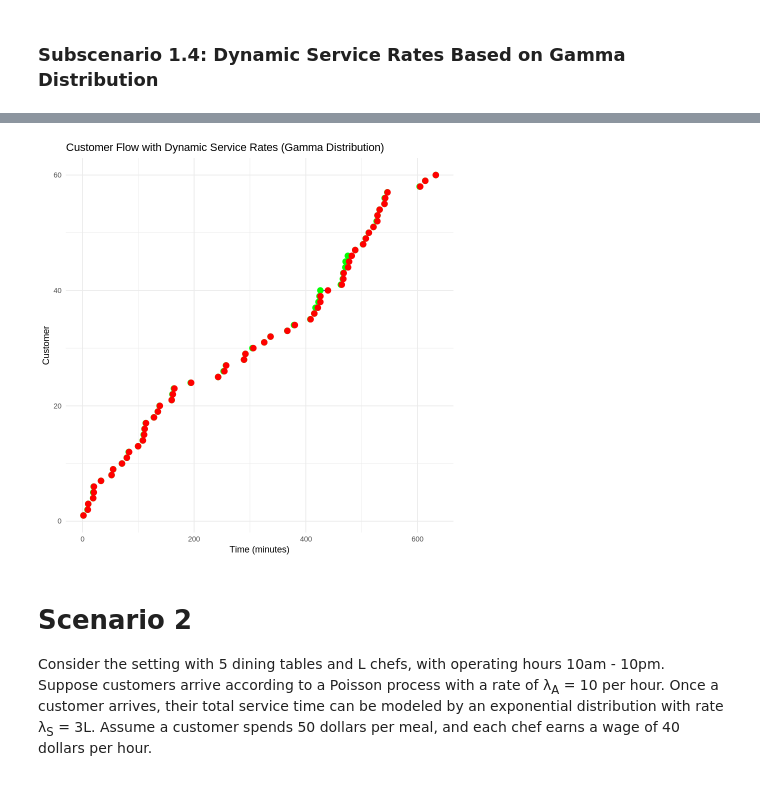
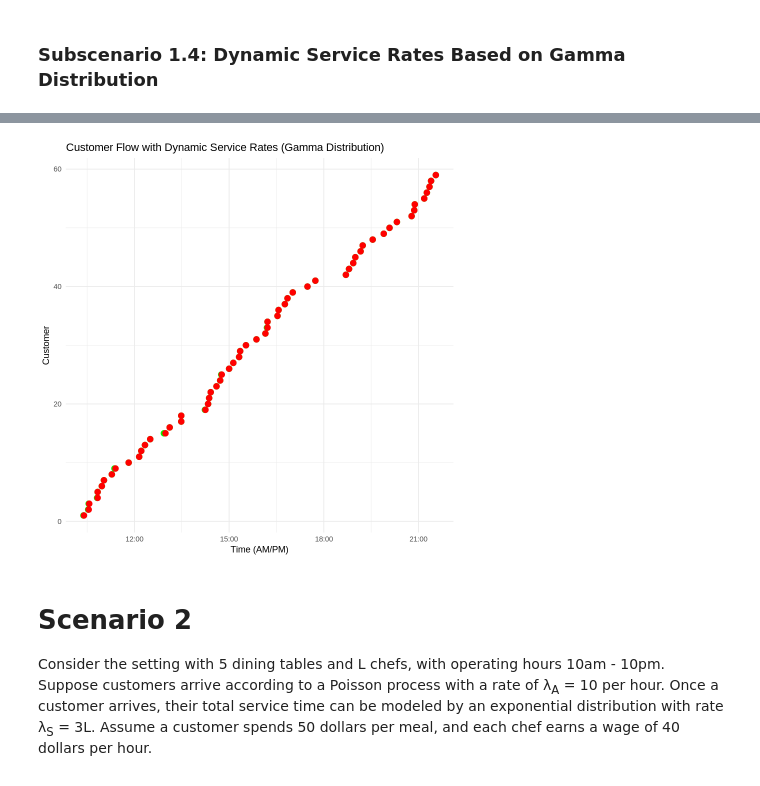
Before and after one commit to zoraizmohammad/dukeClasses, a Jupyter notebook: sta240/finalProject/STA240FinalSimulation.ipynb, the cells around one changed output, grey strips where cells are left out. Cells and saved outputs as stored; diff of their text form; code cells hidden in the pictures.

```diff
--- a/sta240/finalProject/STA240FinalSimulation.ipynb
+++ b/sta240/finalProject/STA240FinalSimulation.ipynb
@@ -48,12 +55,2 @@ return (arrival_times)
 # %% [markdown]
 **2. Serving time simulation of these customers before they leave.**
-# %%
-generate_service_times <- function(lambda, num_customers) {
-  rexp(num_customers, rate = lambda)
-}
-
-# Example
-lambda_S <- 6
-service_times <- round(generate_service_times(lambda_S, length(arrival_times)), digits = 3)
-
-return (service_times)
@@ -337,13 +446,22 @@ Average Waiting Time (Regular): 0 minutes
 # %% [markdown]
 ### **Subscenario 1.4: Dynamic Service Rates Based on Gamma Distribution**
 # %%
-simulate_dynamic_service_gamma <- function(arrival_times, base_service_rate, peak_start, peak_end, shape_peak = 2, shape_offpeak = 5, scale_peak = 0.2, scale_offpeak = 0.5) {
+simulate_dynamic_service_gamma <- function(lambda, start_hour, end_hour, peak_start, peak_end, shape_peak = 2, shape_offpeak = 5, scale_peak = 0.2, scale_offpeak = 0.5) {
+  # Generate arrival times
+  arrival_times <- generate_arrival_times(lambda, start_hour, end_hour)
   n <- length(arrival_times)
 
   # Generate service rates based on Gamma Distribution
   service_rates <- numeric(n)
   for (i in 1:n) {
-    if (arrival_times[i] >= peak_start & arrival_times[i] < peak_end) {
+    # Convert arrival times to minutes since the start of the day
+    arrival_minutes <- sapply(arrival_times, function(at) {
+      as.numeric(difftime(as.POSIXct(at, format = "%I:%M %p", tz = "UTC"),
+                          as.POSIXct(start_hour * 60 * 60, origin = "1970-01-01", tz = "UTC"),
+                          units = "mins"))
+    })
+
+    if (arrival_minutes[i] >= peak_start & arrival_minutes[i] < peak_end) {
       # Peak hours: Gamma distribution with smaller shape and scale (slower service)
       service_rates[i] <- rgamma(1, shape = shape_peak, scale = scale_peak)
     } else {
@@ -358,22 +476,39 @@ simulate_dynamic_service_gamma <- function(arrival_times, base_service_rate, pea
   service_times <- rexp(n, rate = service_rates)
 
   # Simulate restaurant operations
-  result <- simulate_restaurant(arrival_times, service_times)
+  result <- simulate_restaurant(arrival_minutes, service_times, start_hour)
+
+  # Convert numeric times back to AM/PM format
+  arrival_times_formatted <- format(as.POSIXct((start_hour * 60 + arrival_minutes) * 60, origin = "1970-01-01", tz = "UTC"), "%I:%M %p")
+  start_times_formatted <- format(as.POSIXct((start_hour * 60 + result$start_times) * 60, origin = "1970-01-01", tz = "UTC"), "%I:%M %p")
+  end_times_formatted <- format(as.POSIXct((start_hour * 60 + result$end_times) * 60, origin = "1970-01-01", tz = "UTC"), "%I:%M %p")
 
   # Create raw data
   raw_data <- data.frame(
     Customer = 1:n,
-    Arrival = arrival_times,
-    Start = result$start_times,
-    End = result$end_times,
+    Arrival = arrival_times_formatted,
+    Start = start_times_formatted,
+    End = end_times_formatted,
     Waiting_Time = result$waiting_times,
     Service_Rate = service_rates
   )
 
   # Summary statistics
-  avg_waiting_time <- mean(result$waiting_times)
-  avg_service_rate_peak <- mean(service_rates[arrival_times >= peak_start & arrival_times < peak_end])
-  avg_service_rate_offpeak <- mean(service_rates[arrival_times < peak_start | arrival_times >= peak_end])
+  avg_waiting_time <- mean(result$waiting_times, na.rm = TRUE)
+  peak_indices <- arrival_minutes >= peak_start & arrival_minutes < peak_end
+  offpeak_indices <- arrival_minutes < peak_start | arrival_minutes >= peak_end
+
+  avg_service_rate_peak <- if (any(peak_indices)) {
+    mean(service_rates[peak_indices], na.rm = TRUE)
+  } else {
+    0 # No customers during peak hours
+  }
+
+  avg_service_rate_offpeak <- if (any(offpeak_indices)) {
+    mean(service_rates[offpeak_indices], na.rm = TRUE)
+  } else {
+    0 # No customers during off-peak hours
+  }
 
   cat("Summary Statistics:\n")
   cat("Average Waiting Time:", avg_waiting_time, "minutes\n")
@@ -383,31 +518,44 @@ simulate_dynamic_service_gamma <- function(arrival_times, base_service_rate, pea
   return(list(raw_data = raw_data))
 }
 
-# Parameters
-peak_start <- 6 * 60  # Peak starts at 6 PM
-peak_end <- 8 * 60    # Peak ends at 8 PM
-base_service_rate <- lambda_S  # Base service rate (jobs/hour)
+# Parameters for simulation
+start_hour <- 10
+end_hour <- 22
+peak_start <- 18 * 60  # 6 PM in minutes
+peak_end <- 20 * 60    # 8 PM in minutes
+lambda <- 5            # Arrival rate (jobs/hour)
 
-# Simulate dynamic service rates with Gamma distribution
-result_dynamic_gamma <- simulate_dynamic_service_gamma(arrival_times, base_service_rate, peak_start, peak_end)
+# Run the simulation
+result_dynamic_gamma <- simulate_dynamic_service_gamma(lambda, start_hour, end_hour, peak_start, peak_end)
 
 # Output raw data
 print(result_dynamic_gamma$raw_data)
 
-# Plot
+# Visualization
 plot_simulation <- function(simulation_data) {
   ggplot(simulation_data) +
-    geom_segment(aes(x = Arrival, xend = End, y = Customer, yend = Customer), color = "blue") +
-    geom_point(aes(x = Arrival, y = Customer), color = "green", size = 3, shape = 21, fill = "green") +
-    geom_point(aes(x = End, y = Customer), color = "red", size = 3, shape = 21, fill = "red") +
+    geom_segment(aes(
+      x = as.POSIXct(Arrival, format = "%I:%M %p", tz = "UTC"),
+      xend = as.POSIXct(End, format = "%I:%M %p", tz = "UTC"),
+      y = Customer, yend = Customer
+    ), color = "blue") +
+    geom_point(aes(
+      x = as.POSIXct(Arrival, format = "%I:%M %p", tz = "UTC"),
+      y = Customer
+    ), color = "green", size = 3, shape = 21, fill = "green") +
+    geom_point(aes(
+      x = as.POSIXct(End, format = "%I:%M %p", tz = "UTC"),
+      y = Customer
+    ), color = "red", size = 3, shape = 21, fill = "red") +
     labs(
-      x = "Time (minutes)",
+      x = "Time (AM/PM)",
       y = "Customer",
       title = "Customer Flow with Dynamic Service Rates (Gamma Distribution)"
     ) +
     theme_minimal()
 }
 
+# Plot the simulation
 plot_simulation(result_dynamic_gamma$raw_data)
 # %% [output]
 Summary Statistics:
@@ -430,4 +578,4 @@ Average Service Rate (Off-Peak Hours): 2.31309 jobs/hour
-[figure, old version]
+[figure, new version]
 # %% [markdown]
 # **Scenario 2**
 
```
Also changed, not shown: parts of 13 cells of this notebook.
